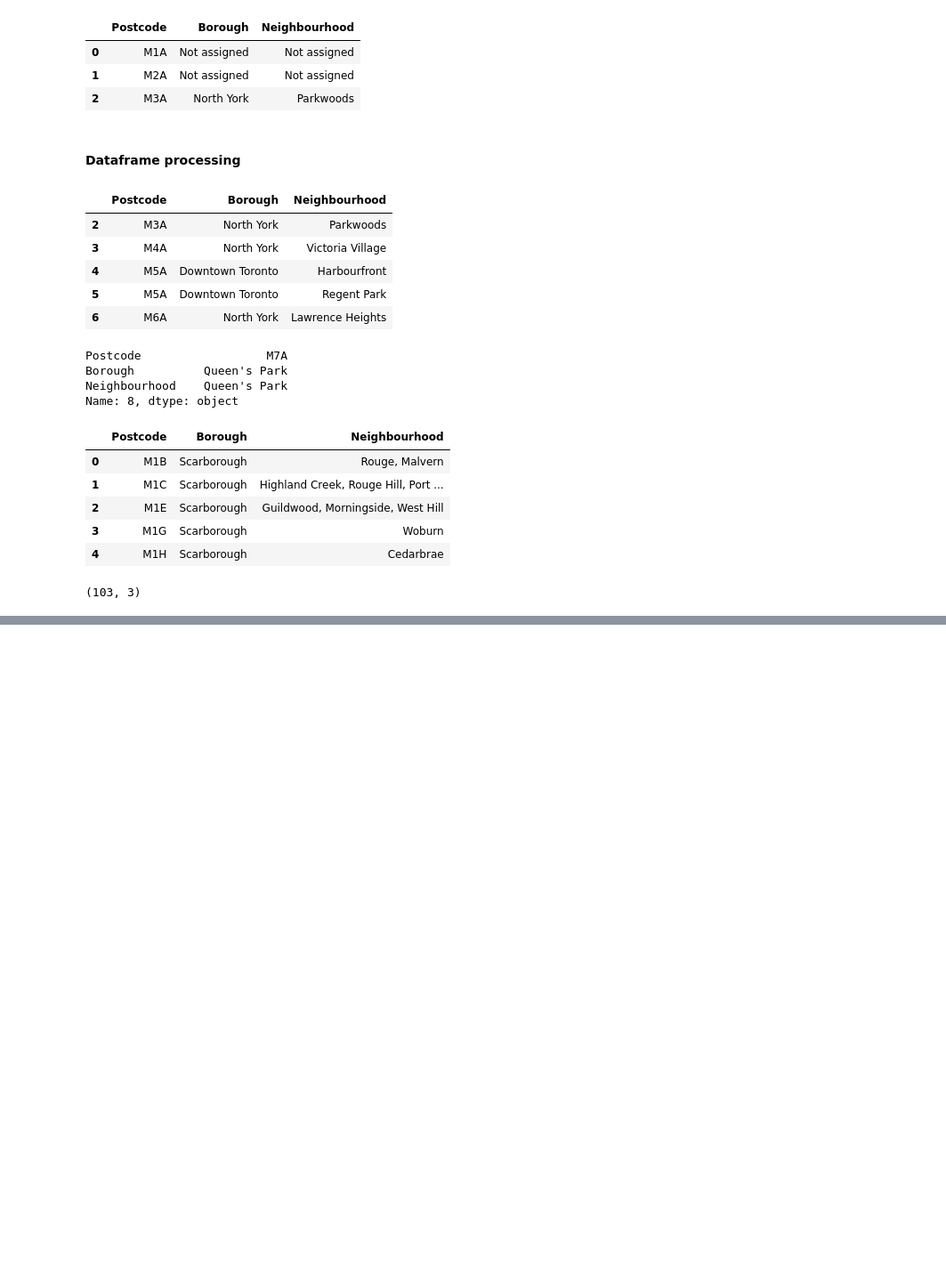
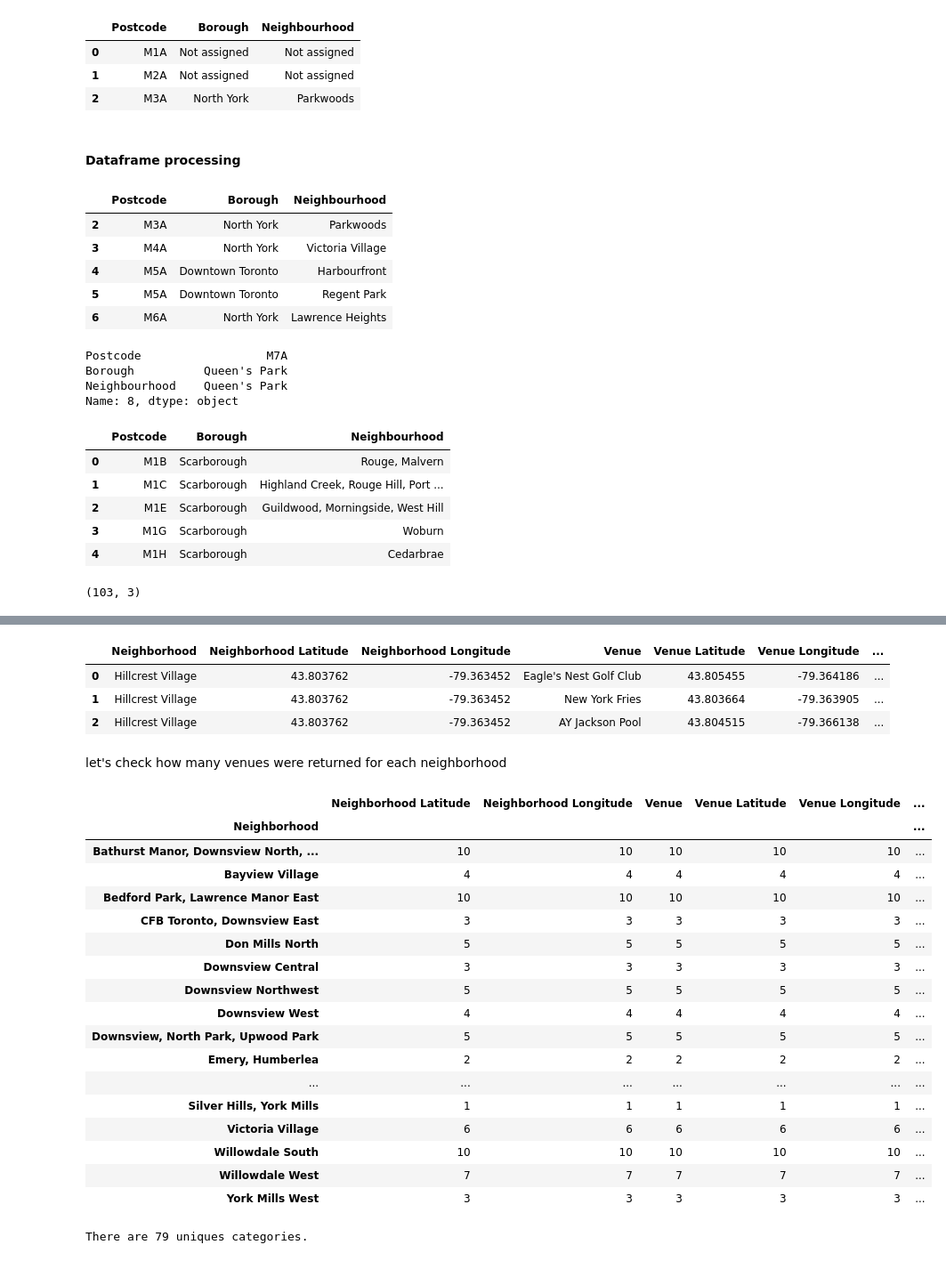
Before and after one commit to DenisShchuka/Coursera_Capstone, a Jupyter notebook: Neighborhoods.ipynb, the cells around one changed output, grey strips where cells are left out. Shown at 89% size. Drawn from its saved outputs; the diff is of its cells as text; code cells hidden in the pictures; blank space fills up the shorter version.

```diff
--- a/Neighborhoods.ipynb
+++ b/Neighborhoods.ipynb
@@ -65,0 +168,9 @@ df_tst.shape
+# %%
+#forsquare credentials
+CLIENT_ID = 'BSG4WZUATSUUDOL2WSF22FDDJLXCIFYFYUMEVNGWE44011ES' # your Foursquare ID
+CLIENT_SECRET = 'BIQ3J2INYQ4RTZ4G2AT5ZW24GT2OQOG3D22HRMMNKC0ISIOG' # your Foursquare Secret
+VERSION = '20180605' # Foursquare API version
+
+print('Your credentails:')
+print('CLIENT_ID: ' + CLIENT_ID)
+print('CLIENT_SECRET:' + CLIENT_SECRET)
@@ -65,0 +200,28 @@ df_tst.shape
+# %%
+# function that extracts the category of the venue
+def get_category_type(row):
+    try:
+        categories_list = row['categories']
+    except:
+        categories_list = row['venue.categories']
+
+    if len(categories_list) == 0:
+        return None
+    else:
+        return categories_list[0]['name']
+# %%
+#clean the json and structure it into a pandas dataframe
+venues = results['response']['groups'][0]['items']
+
+nearby_venues = json_normalize(venues) # flatten JSON
+
+# filter columns
+filtered_columns = ['venue.name', 'venue.categories', 'venue.location.lat', 'venue.location.lng']
+nearby_venues =nearby_venues.loc[:, filtered_columns]
+
+# filter the category for each row
+nearby_venues['venue.categories'] = nearby_venues.apply(get_category_type, axis=1)
+# clean columns
+nearby_venues.columns = [col.split(".")[-1] for col in nearby_venues.columns]
+
+nearby_venues.head()
@@ -65,0 +277,5 @@ df_tst.shape
+# %%
+ny_venues = getNearbyVenues(names=northYork_df['Neighbourhood'],
+                                   latitudes=northYork_df['Latitude'],
+                                   longitudes=northYork_df['Longitude']
+                                  )
@@ -65,0 +300,34 @@ df_tst.shape
+# %%
+ny_venues.head(3)
+# %% [output]
+|  | Neighborhood | Neighborhood Latitude | Neighborhood Longitude | Venue | Venue Latitude | Venue Longitude | ... |
+| 0 | Hillcrest Village | 43.803762 | -79.363452 | Eagle's Nest Golf Club | 43.805455 | -79.364186 | ... |
+| 1 | Hillcrest Village | 43.803762 | -79.363452 | New York Fries | 43.803664 | -79.363905 | ... |
+| 2 | Hillcrest Village | 43.803762 | -79.363452 | AY Jackson Pool | 43.804515 | -79.366138 | ... |
+# %% [markdown]
+let's check how many venues were returned for each neighborhood
+# %%
+ny_venues.groupby('Neighborhood').count()
+# %% [output]
+|  | Neighborhood Latitude | Neighborhood Longitude | Venue | Venue Latitude | Venue Longitude | ... |
+| Neighborhood |  |  |  |  |  | ... |
+| Bathurst Manor, Downsview North, ... | 10 | 10 | 10 | 10 | 10 | ... |
+| Bayview Village | 4 | 4 | 4 | 4 | 4 | ... |
+| Bedford Park, Lawrence Manor East | 10 | 10 | 10 | 10 | 10 | ... |
+| CFB Toronto, Downsview East | 3 | 3 | 3 | 3 | 3 | ... |
+| Don Mills North | 5 | 5 | 5 | 5 | 5 | ... |
+| Downsview Central | 3 | 3 | 3 | 3 | 3 | ... |
+| Downsview Northwest | 5 | 5 | 5 | 5 | 5 | ... |
+| Downsview West | 4 | 4 | 4 | 4 | 4 | ... |
+| Downsview, North Park, Upwood Park | 5 | 5 | 5 | 5 | 5 | ... |
+| Emery, Humberlea | 2 | 2 | 2 | 2 | 2 | ... |
+| ... | ... | ... | ... | ... | ... | ... |
+| Silver Hills, York Mills | 1 | 1 | 1 | 1 | 1 | ... |
+| Victoria Village | 6 | 6 | 6 | 6 | 6 | ... |
+| Willowdale South | 10 | 10 | 10 | 10 | 10 | ... |
+| Willowdale West | 7 | 7 | 7 | 7 | 7 | ... |
+| York Mills West | 3 | 3 | 3 | 3 | 3 | ... |
+# %%
+print('There are {} uniques categories.'.format(len(ny_venues['Venue Category'].unique())))
+# %% [output]
+There are 79 uniques categories.
```
Also changed, not shown: parts of 35 cells of this notebook.
